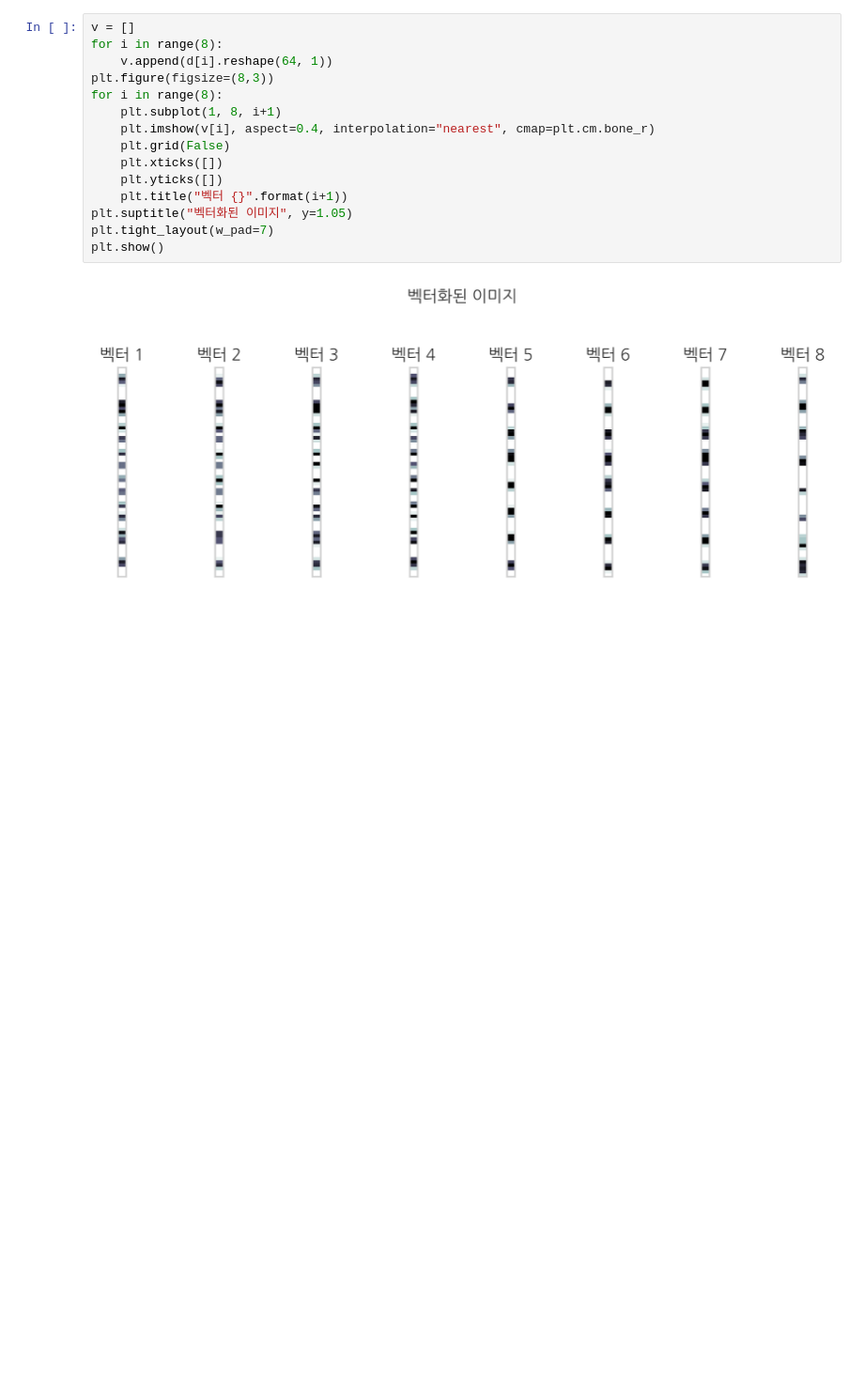
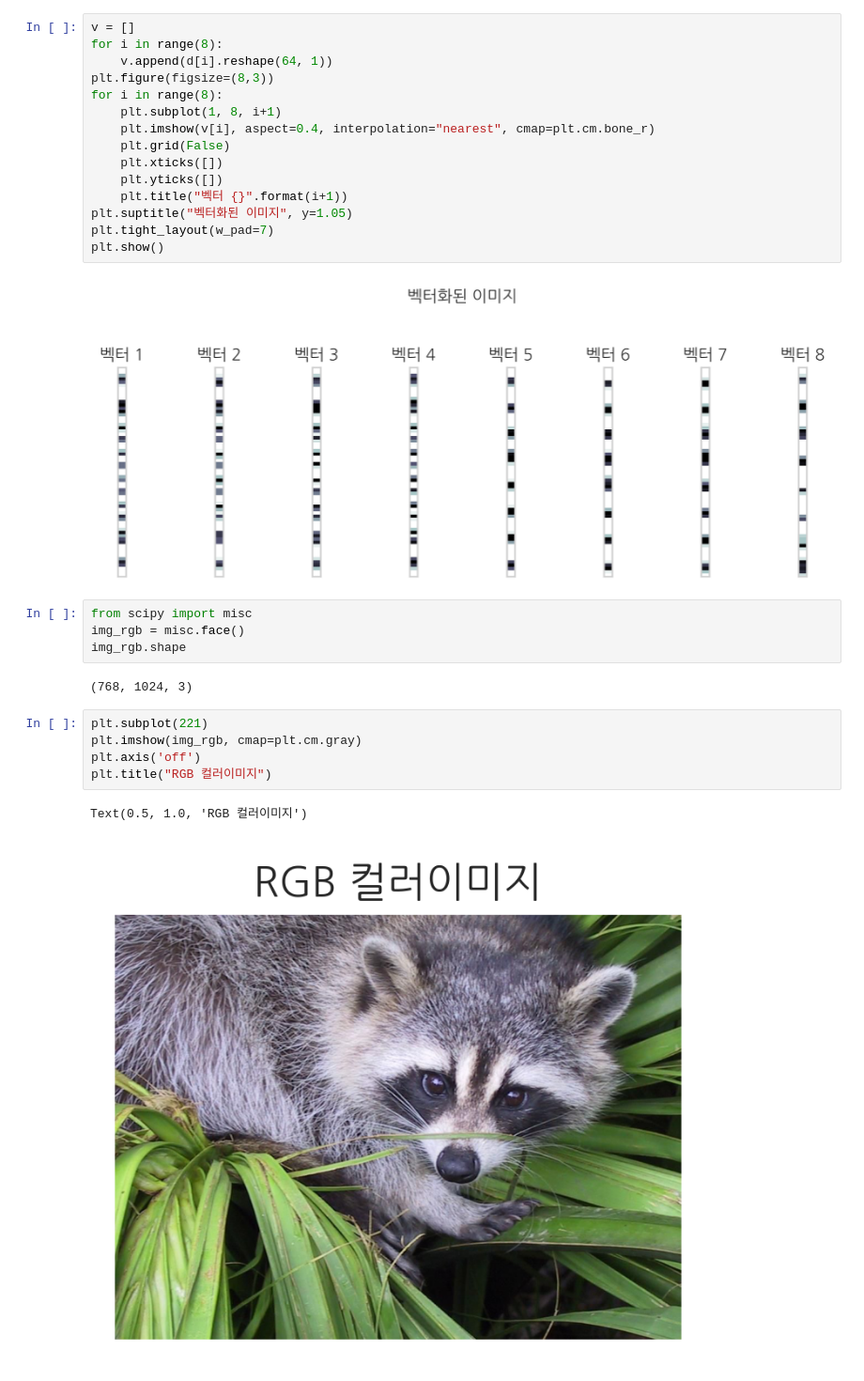
Before and after one commit to Parkyes90/data-science-math, a Jupyter notebook: chapter2.ipynb, the cells around one changed output. Shown at 94% size. Saved outputs shown, nothing was run; the diff lists cells and outputs as text; blank space fills up the shorter version.

```diff
--- a/chapter2.ipynb
+++ b/chapter2.ipynb
@@ -57,3 +57,17 @@ plt.tight_layout(w_pad=7)
 plt.show()
 # %% [output]
 [figure]
+# %%
+from scipy import misc
+img_rgb = misc.face()
+img_rgb.shape
+# %% [output]
+(768, 1024, 3)
+# %%
+plt.subplot(221)
+plt.imshow(img_rgb, cmap=plt.cm.gray)
+plt.axis('off')
+plt.title("RGB 컬러이미지")
+# %% [output]
+Text(0.5, 1.0, 'RGB 컬러이미지')
+[figure, added]
```
Also changed, not shown: parts of 11 cells of this notebook.
